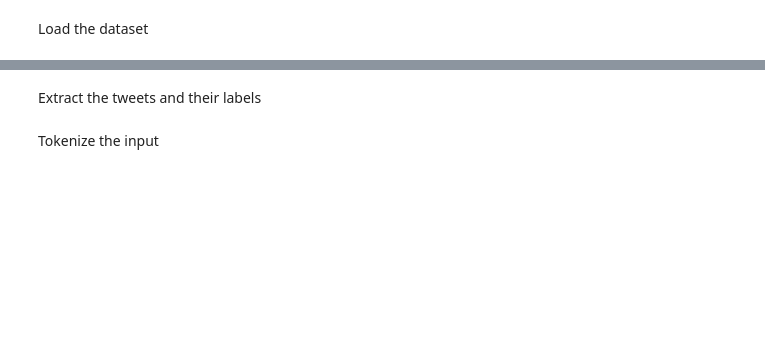
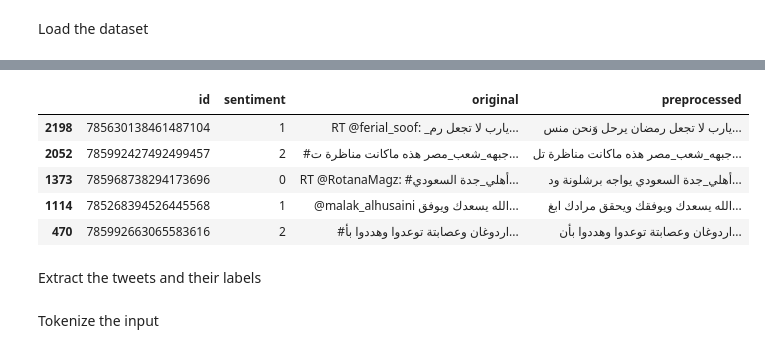
Before and after one commit to alt113/CS505-Spring-MultiLingual-Twitter-Classification, a Jupyter notebook: monolingual_arabic_bert/small_arabic_dataset.ipynb, the cells around one changed output, grey strips where cells are left out. Saved outputs shown, nothing was run; the diff lists cells and outputs as text; code cells hidden in the pictures; blank space fills up the shorter version.

```diff
--- a/monolingual_arabic_bert/small_arabic_dataset.ipynb
+++ b/monolingual_arabic_bert/small_arabic_dataset.ipynb
@@ -16,0 +54,14 @@ df.sample(10)
+# %%
+# perform the following sentiment value mapping in the dataframe
+# positive = 1; negative = 2; neutral = 0
+df['sentiment'].replace({'positive': 1, 'negative': 2, 'neutral': 0}, inplace=True)
+# %%
+# sanity check
+df.sample(5)
+# %% [output]
+|  | id | sentiment | original | preprocessed |
+| 2198 | 785630138461487104 | 1 | RT @ferial_soof: _يارب لا تجعل رم... | يارب لا تجعل رمضان يرحل وَنحن منس... |
+| 2052 | 785992427492499457 | 2 | #جبهه_شعب_مصر هذه ماكانت مناظرة ت... | جبهه_شعب_مصر هذه ماكانت مناظرة تل... |
+| 1373 | 785968738294173696 | 0 | RT @RotanaMagz: #أهلي_جدة السعودي... | أهلي_جدة السعودي يواجه برشلونة ود... |
+| 1114 | 785268394526445568 | 1 | @malak_alhusaini الله يسعدك ويوفق... | الله يسعدك ويوفقك ويحقق مرادك ابغ... |
+| 470 | 785992663065583616 | 2 | #اردوغان وعصابتة توعدوا وهددوا بأ... | اردوغان وعصابتة توعدوا وهددوا بأن... |
```
Also changed, not shown: parts of 21 cells of this notebook.
